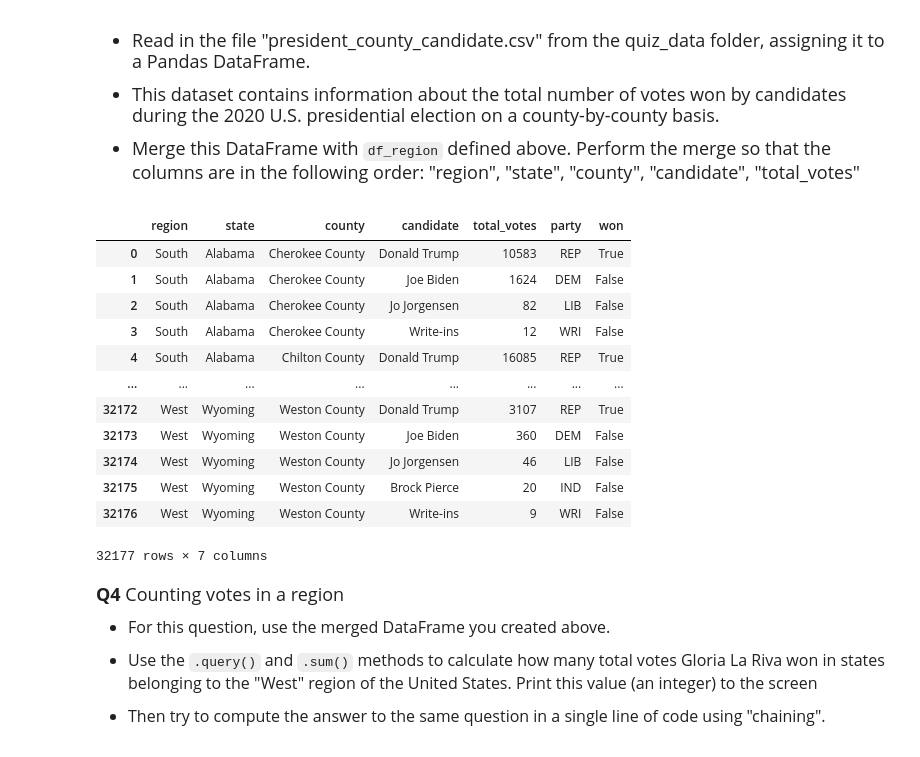
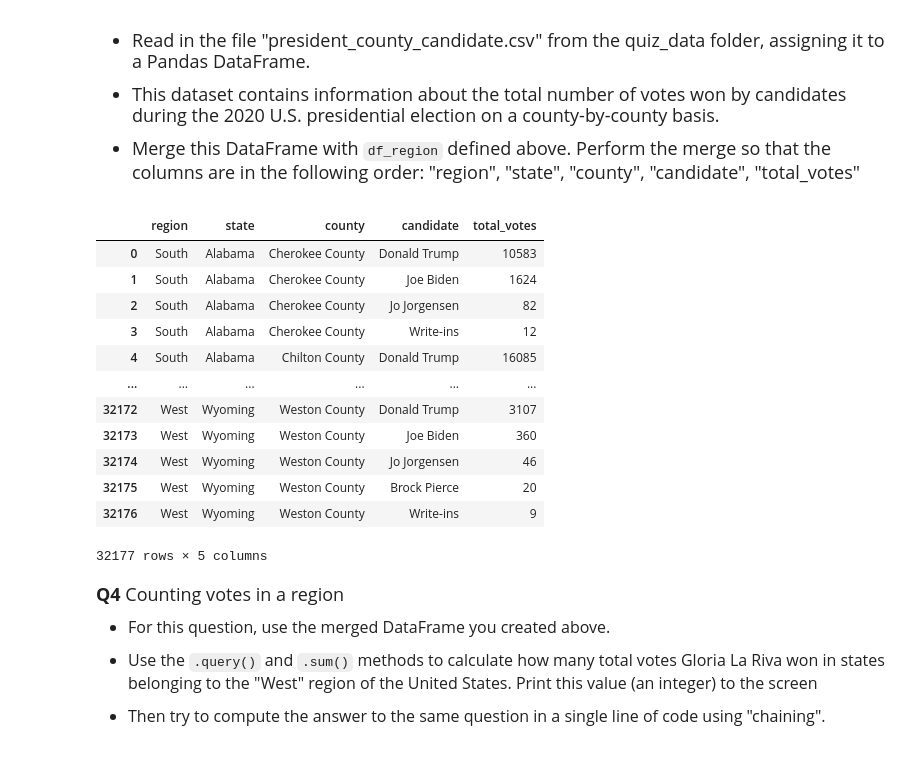
Before and after one commit to krisson381/datasci151spring2026, a Jupyter notebook: _quizzes/practice_quiz_4/practice_quiz_4.ipynb, the cells around one changed output. Saved outputs shown, nothing was run; the diff lists cells and outputs as text; code cells hidden in the pictures.

```diff
--- a/_quizzes/practice_quiz_4/practice_quiz_4.ipynb
+++ b/_quizzes/practice_quiz_4/practice_quiz_4.ipynb
@@ -150,25 +155,25 @@ df_region.head()
 # %%
 # your code here
 # we want to perge president_county candidate.csv with
 df = pd.read_csv("quiz_data/president_county_candidate.csv")
 results_short = df_region[["region", "state"]]
-results_long = df[["state", "county", "candidate", "total_votes", "party", "won"]]
+results_long = df[["state", "county", "candidate", "total_votes"]]
 df_merged = pd.merge(left = results_short, right = results_long, how = "left", on = "state")
 df_merged
 # %% [output]
-|  | region | state | county | candidate | total_votes | party | won |
-| 0 | South | Alabama | Cherokee County | Donald Trump | 10583 | REP | True |
-| 1 | South | Alabama | Cherokee County | Joe Biden | 1624 | DEM | False |
-| 2 | South | Alabama | Cherokee County | Jo Jorgensen | 82 | LIB | False |
-| 3 | South | Alabama | Cherokee County | Write-ins | 12 | WRI | False |
-| 4 | South | Alabama | Chilton County | Donald Trump | 16085 | REP | True |
-| ... | ... | ... | ... | ... | ... | ... | ... |
-| 32172 | West | Wyoming | Weston County | Donald Trump | 3107 | REP | True |
-| 32173 | West | Wyoming | Weston County | Joe Biden | 360 | DEM | False |
-| 32174 | West | Wyoming | Weston County | Jo Jorgensen | 46 | LIB | False |
-| 32175 | West | Wyoming | Weston County | Brock Pierce | 20 | IND | False |
-| 32176 | West | Wyoming | Weston County | Write-ins | 9 | WRI | False |
+|  | region | state | county | candidate | total_votes |
+| 0 | South | Alabama | Cherokee County | Donald Trump | 10583 |
+| 1 | South | Alabama | Cherokee County | Joe Biden | 1624 |
+| 2 | South | Alabama | Cherokee County | Jo Jorgensen | 82 |
+| 3 | South | Alabama | Cherokee County | Write-ins | 12 |
+| 4 | South | Alabama | Chilton County | Donald Trump | 16085 |
+| ... | ... | ... | ... | ... | ... |
+| 32172 | West | Wyoming | Weston County | Donald Trump | 3107 |
+| 32173 | West | Wyoming | Weston County | Joe Biden | 360 |
+| 32174 | West | Wyoming | Weston County | Jo Jorgensen | 46 |
+| 32175 | West | Wyoming | Weston County | Brock Pierce | 20 |
+| 32176 | West | Wyoming | Weston County | Write-ins | 9 |
-32177 rows × 7 columns
+32177 rows × 5 columns
 # %% [markdown]
 <font size = "4">
 
```
Also changed, not shown: parts of 3 cells of this notebook, 2 other files.
